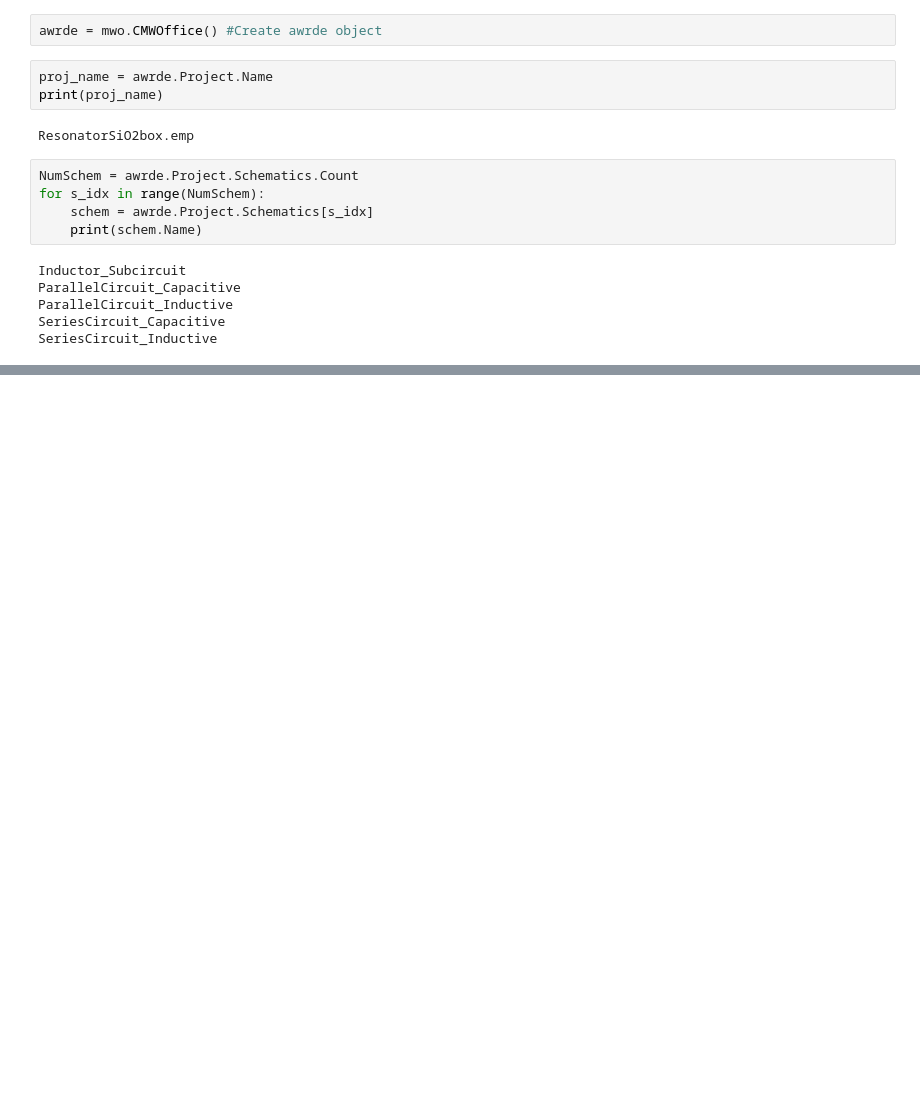
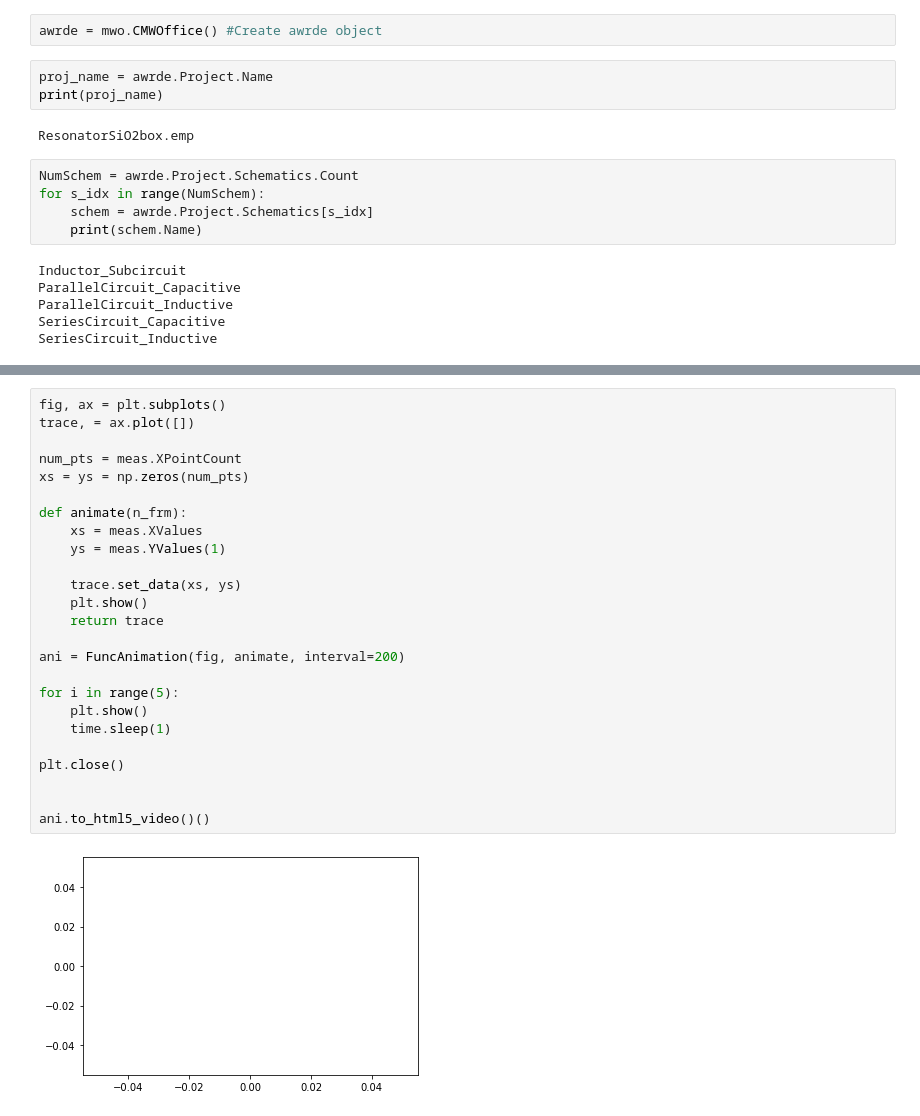
Before and after one commit to sergeiz2/koubit-research, a Jupyter notebook: ResonatorSensitivity/AWRDE_Tests.ipynb, the cells around one changed output, grey strips where cells are left out. Drawn from its saved outputs; the diff is of its cells as text; blank space fills up the shorter version.

```diff
--- a/ResonatorSensitivity/AWRDE_Tests.ipynb
+++ b/ResonatorSensitivity/AWRDE_Tests.ipynb
@@ -32,3 +108,30 @@ for ind in range(awrde.Project.Frequencies.Count):
+# %%
+fig, ax = plt.subplots()
+trace, = ax.plot([])
+
+num_pts = meas.XPointCount
+xs = ys = np.zeros(num_pts)
+
+def animate(n_frm):
+    xs = meas.XValues
+    ys = meas.YValues(1)
+
+    trace.set_data(xs, ys)
+    plt.show()
+    return trace
+
+ani = FuncAnimation(fig, animate, interval=200)
+
+for i in range(5):
+    plt.show()
+    time.sleep(1)
+
+plt.close()
+
+
+ani.to_html5_video()()
+# %% [output]
+[figure, added]
 # %%
 awrde.Project.Simulator.Analyze()
 
```
Also changed, not shown: parts of 9 cells of this notebook, 2 other files.
